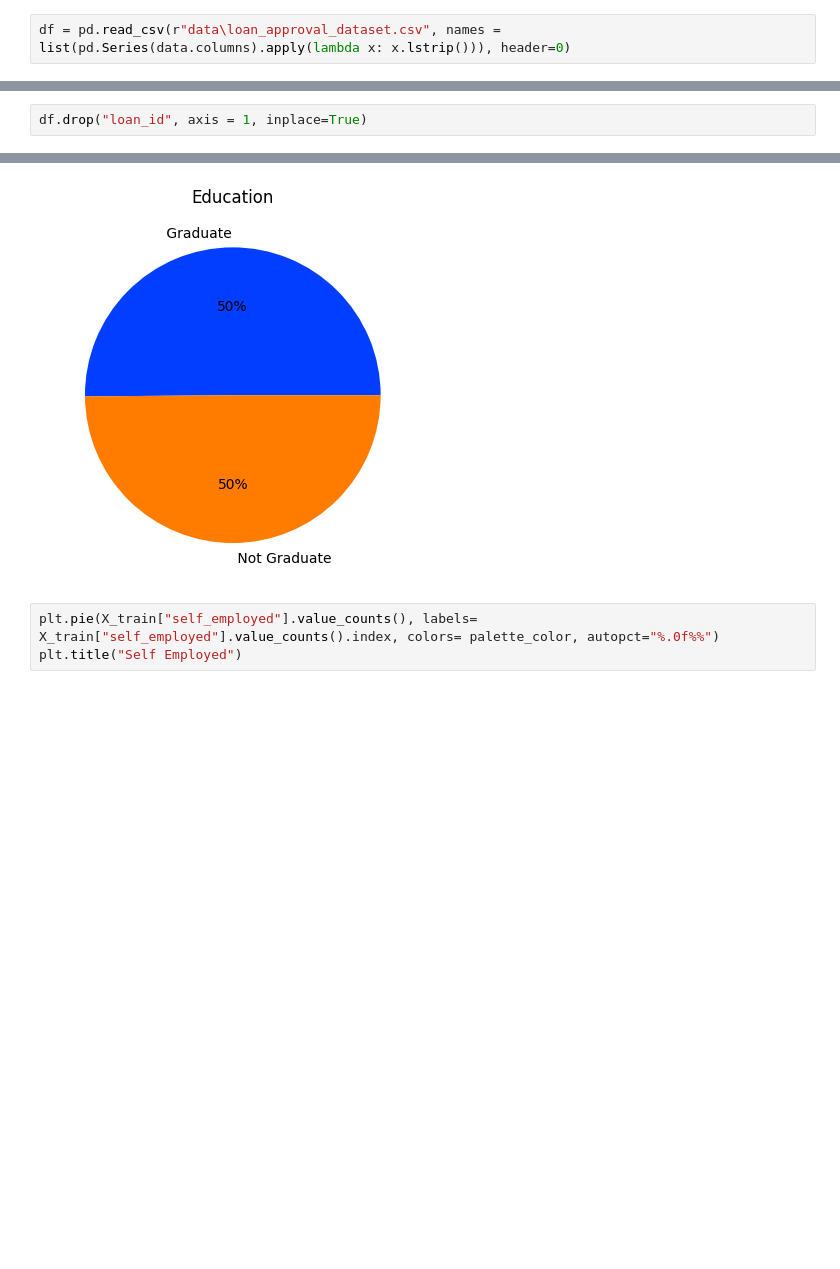
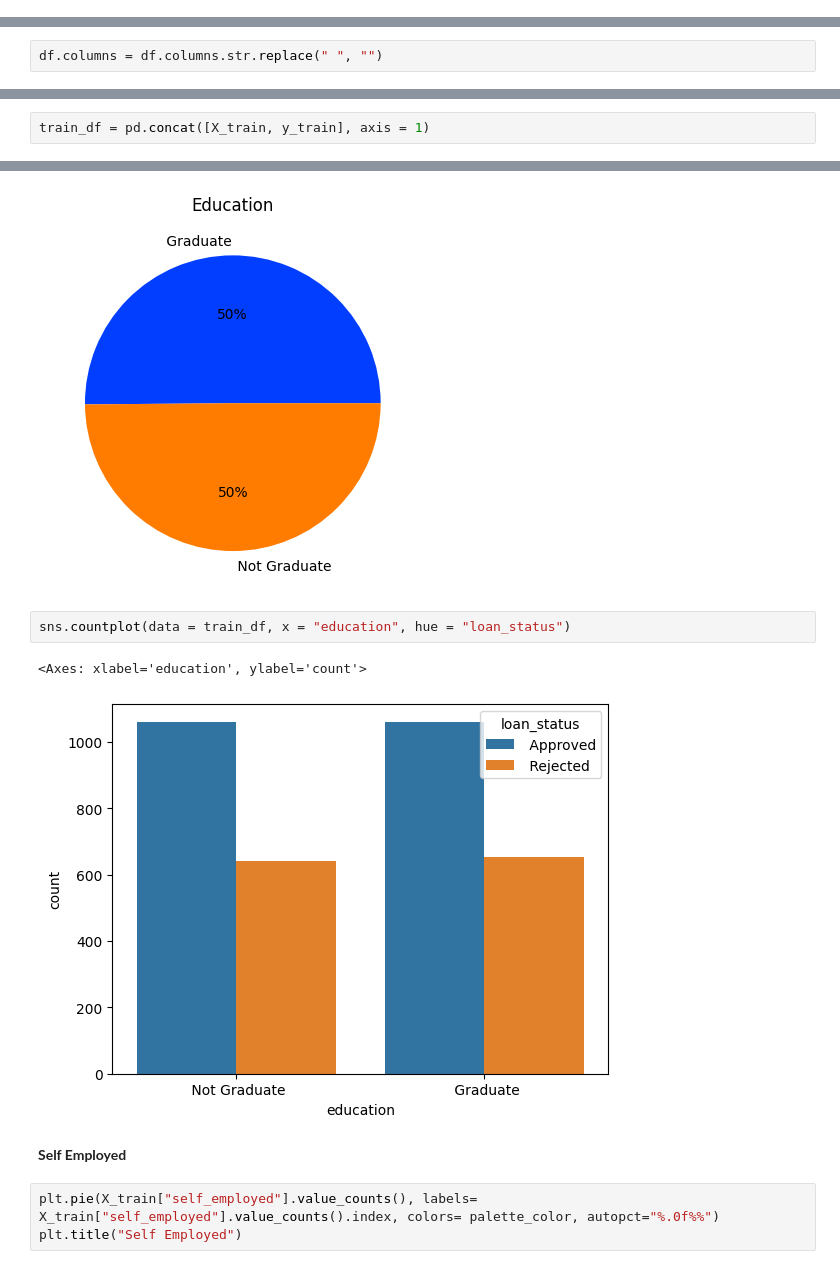
Before and after one commit to NeelaGitH/Loan-Prediction, a Jupyter notebook: model.ipynb, the cells around one changed output, grey strips where cells are left out. Cells and saved outputs as stored; diff of their text form; blank space fills up the shorter version.

Commit message:
checked target dependency on columns

```diff
--- a/model.ipynb
+++ b/model.ipynb
@@ -48,2 +63,0 @@ list(pd.Series(data.columns).apply(lambda x: x.lstrip()))
-# %%
-df = pd.read_csv(r"data\loan_approval_dataset.csv", names = list(pd.Series(data.columns).apply(lambda x: x.lstrip())), header=0)
@@ -50,3 +68,5 @@ df = pd.read_csv(r"data\loan_approval_dataset.csv", names = list(pd.Series(data.
+# %%
+df.columns = df.columns.str.replace(" ", "")
 # %%
 df.columns
 # %% [output]
@@ -57,6 +77,4 @@ Index(['loan_id', 'no_of_dependents', 'education', 'self_employed',
       dtype='object')
-# %%
-df.drop("loan_id", axis = 1, inplace=True)
 # %%
 df.head()
 # %% [output]
@@ -78,3 +96,5 @@ X_train, X_test, y_train, y_test = train_test_split(X, y, test_size=0.2, random_
 # %%
 import seaborn as sns
 import matplotlib.pyplot as plt
+# %%
+train_df = pd.concat([X_train, y_train], axis = 1)
@@ -90,6 +112,13 @@ plt.title("Education")
 # %% [output]
 Text(0.5, 1.0, 'Education')
 [figure]
+# %%
+sns.countplot(data = train_df, x = "education", hue = "loan_status")
+# %% [output]
+<Axes: xlabel='education', ylabel='count'>
+[figure, added]
+# %% [markdown]
+**Self Employed**
 # %%
 plt.pie(X_train["self_employed"].value_counts(), labels= X_train["self_employed"].value_counts().index, colors= palette_color, autopct="%.0f%%")
 plt.title("Self Employed")
```
Also changed, not shown: parts of 38 cells of this notebook.
